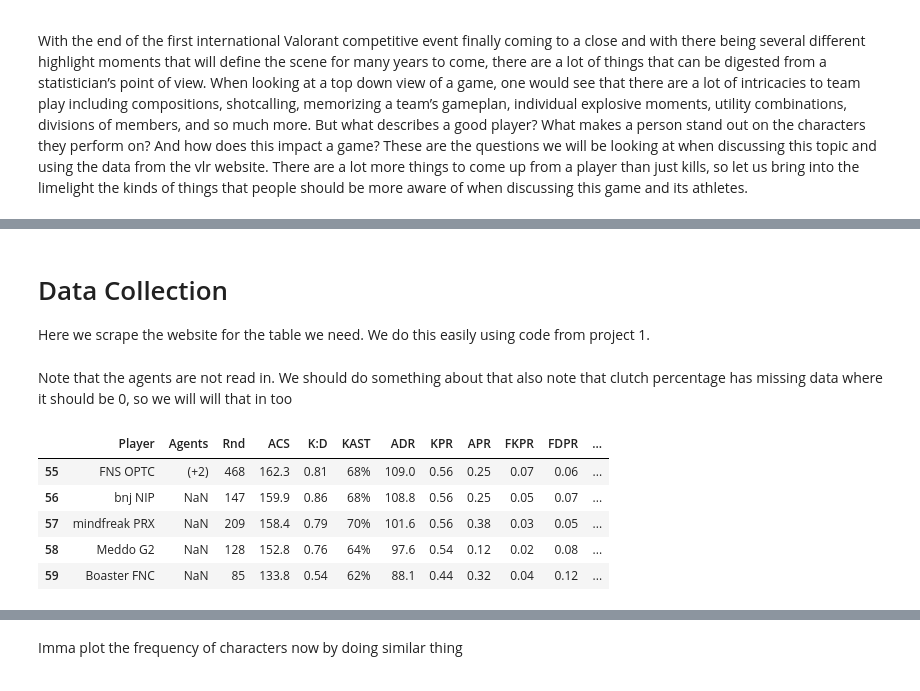
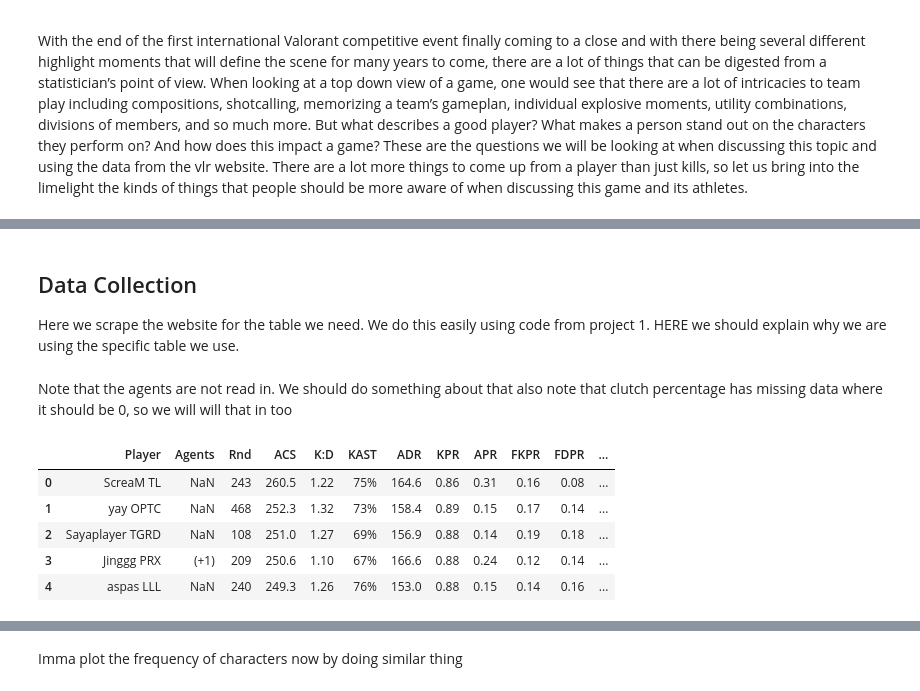
Before and after one commit to shwaylay/cmsc320project, a Jupyter notebook: FinalProject.ipynb, the cells around one changed output, grey strips where cells are left out. Saved outputs shown, nothing was run; the diff lists cells and outputs as text; code cells hidden in the pictures.

Commit message:
organized some things and added code to get dataframes based on character

```diff
--- a/FinalProject.ipynb
+++ b/FinalProject.ipynb
@@ -28,6 +28,6 @@ The first up are Sentinels.  These are the people that are expected to lockdown
 # %% [markdown]
-# Data Collection
-Here we scrape the website for the table we need. We do this easily using code from project 1.
+## Data Collection
+Here we scrape the website for the table we need. We do this easily using code from project 1. HERE we should explain why we are using the specific table we use.
 # %%
 from bs4 import BeautifulSoup
 import requests
@@ -44,11 +44,11 @@ Note that the agents are not read in. We should do something about that
 also note that clutch percentage has missing data where it should be 0, so we will will that in too
 # %%
 val_data = pd.read_html(str(table))[0]
-val_data.tail()
+val_data.head()
 # %% [output]
 |  | Player | Agents | Rnd | ACS | K:D | KAST | ADR | KPR | APR | FKPR | FDPR | ... |
-| 55 | FNS OPTC | (+2) | 468 | 162.3 | 0.81 | 68% | 109.0 | 0.56 | 0.25 | 0.07 | 0.06 | ... |
-| 56 | bnj NIP | NaN | 147 | 159.9 | 0.86 | 68% | 108.8 | 0.56 | 0.25 | 0.05 | 0.07 | ... |
-| 57 | mindfreak PRX | NaN | 209 | 158.4 | 0.79 | 70% | 101.6 | 0.56 | 0.38 | 0.03 | 0.05 | ... |
-| 58 | Meddo G2 | NaN | 128 | 152.8 | 0.76 | 64% | 97.6 | 0.54 | 0.12 | 0.02 | 0.08 | ... |
-| 59 | Boaster FNC | NaN | 85 | 133.8 | 0.54 | 62% | 88.1 | 0.44 | 0.32 | 0.04 | 0.12 | ... |
+| 0 | ScreaM TL | NaN | 243 | 260.5 | 1.22 | 75% | 164.6 | 0.86 | 0.31 | 0.16 | 0.08 | ... |
+| 1 | yay OPTC | NaN | 468 | 252.3 | 1.32 | 73% | 158.4 | 0.89 | 0.15 | 0.17 | 0.14 | ... |
+| 2 | Sayaplayer TGRD | NaN | 108 | 251.0 | 1.27 | 69% | 156.9 | 0.88 | 0.14 | 0.19 | 0.18 | ... |
+| 3 | Jinggg PRX | (+1) | 209 | 250.6 | 1.10 | 67% | 166.6 | 0.88 | 0.24 | 0.12 | 0.14 | ... |
+| 4 | aspas LLL | NaN | 240 | 249.3 | 1.26 | 76% | 153.0 | 0.88 | 0.15 | 0.14 | 0.16 | ... |
```
Also changed, not shown: parts of 22 cells of this notebook.
